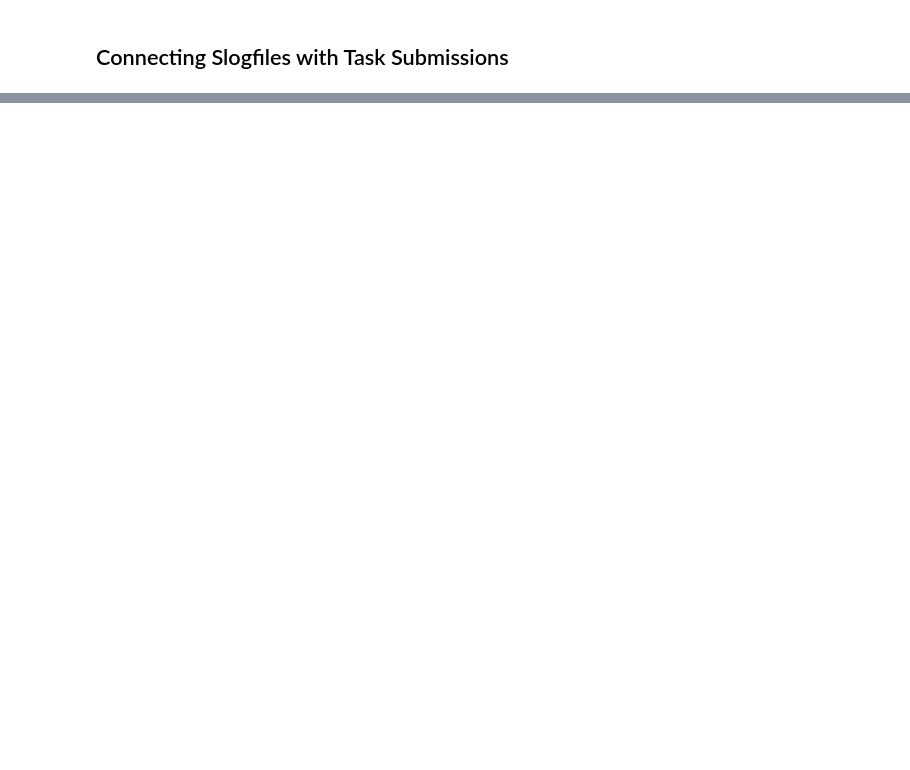
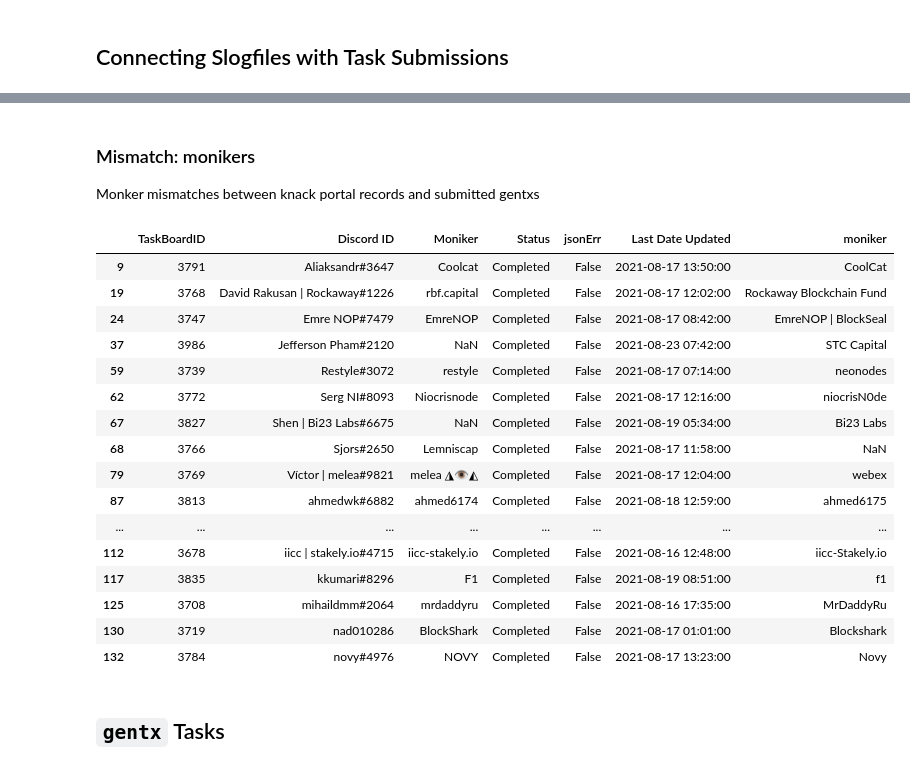
Before and after one commit to Agoric/testnet-notes, a Jupyter notebook: nb4/slogfile-node-task.ipynb, the cells around one changed output, grey strips where cells are left out. Saved outputs shown, nothing was run; the diff lists cells and outputs as text; code cells hidden in the pictures; blank space fills up the shorter version.

Commit message:
slogfile-node-task.ipynb regenerate

```diff
--- a/nb4/slogfile-node-task.ipynb
+++ b/nb4/slogfile-node-task.ipynb
@@ -210,0 +275,4 @@ sf5match.to_csv('portal-review/capture_submit_slog.csv')
+# %%
+gentx17 = pd.read_csv('portal-review/gentx17.csv', index_col=0, parse_dates=['Last Date Updated'])
+# print(gentx17.dtypes)
+gentx17.tail()
@@ -210,0 +286,27 @@ sf5match.to_csv('portal-review/capture_submit_slog.csv')
+# %% [markdown]
+### Mismatch: monikers
+
+Monker mismatches between knack portal records and submitted gentxs
+# %%
+gentx17ok = gentx17[(gentx17.Status == 'Completed') & (~gentx17.jsonErr)]
+gentx17ok[gentx17ok.Moniker != gentx17ok.moniker]
+# %% [output]
+|  | TaskBoardID | Discord ID | Moniker | Status | jsonErr | Last Date Updated | moniker |
+| 9 | 3791 | Aliaksandr#3647 | Coolcat | Completed | False | 2021-08-17 13:50:00 | CoolCat |
+| 19 | 3768 | David Rakusan | Rockaway#1226 | rbf.capital | Completed | False | 2021-08-17 12:02:00 | Rockaway Blockchain Fund |
+| 24 | 3747 | Emre NOP#7479 | EmreNOP | Completed | False | 2021-08-17 08:42:00 | EmreNOP | BlockSeal |
+| 37 | 3986 | Jefferson Pham#2120 | NaN | Completed | False | 2021-08-23 07:42:00 | STC Capital |
+| 59 | 3739 | Restyle#3072 | restyle | Completed | False | 2021-08-17 07:14:00 | neonodes |
+| 62 | 3772 | Serg NI#8093 | Niocrisnode | Completed | False | 2021-08-17 12:16:00 | niocrisN0de |
+| 67 | 3827 | Shen | Bi23 Labs#6675 | NaN | Completed | False | 2021-08-19 05:34:00 | Bi23 Labs |
+| 68 | 3766 | Sjors#2650 | Lemniscap | Completed | False | 2021-08-17 11:58:00 | NaN |
+| 79 | 3769 | Víctor | melea#9821 | melea ◮👁◭ | Completed | False | 2021-08-17 12:04:00 | webex |
+| 87 | 3813 | ahmedwk#6882 | ahmed6174 | Completed | False | 2021-08-18 12:59:00 | ahmed6175 |
+| ... | ... | ... | ... | ... | ... | ... | ... |
+| 112 | 3678 | iicc | stakely.io#4715 | iicc-stakely.io | Completed | False | 2021-08-16 12:48:00 | iicc-Stakely.io |
+| 117 | 3835 | kkumari#8296 | F1 | Completed | False | 2021-08-19 08:51:00 | f1 |
+| 125 | 3708 | mihaildmm#2064 | mrdaddyru | Completed | False | 2021-08-16 17:35:00 | MrDaddyRu |
+| 130 | 3719 | nad010286 | BlockShark | Completed | False | 2021-08-17 01:01:00 | Blockshark |
+| 132 | 3784 | novy#4976 | NOVY | Completed | False | 2021-08-17 13:23:00 | Novy |
+# %% [markdown]
+## `gentx` Tasks
```
Also changed, not shown: parts of 39 cells of this notebook.
